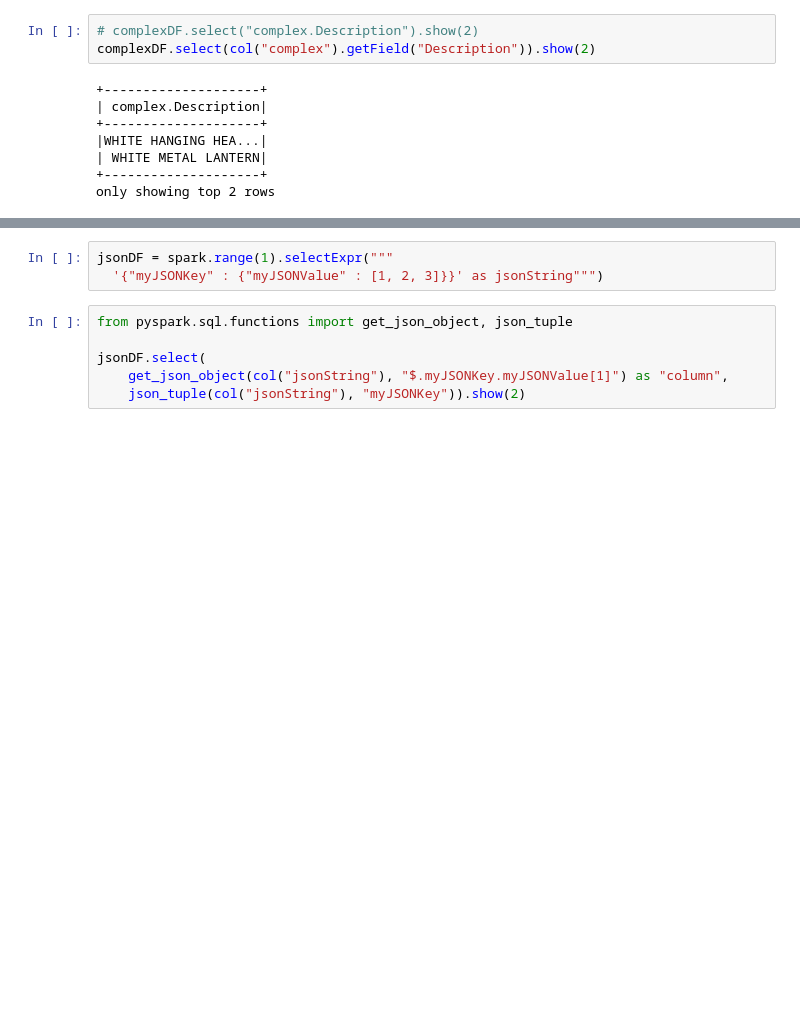
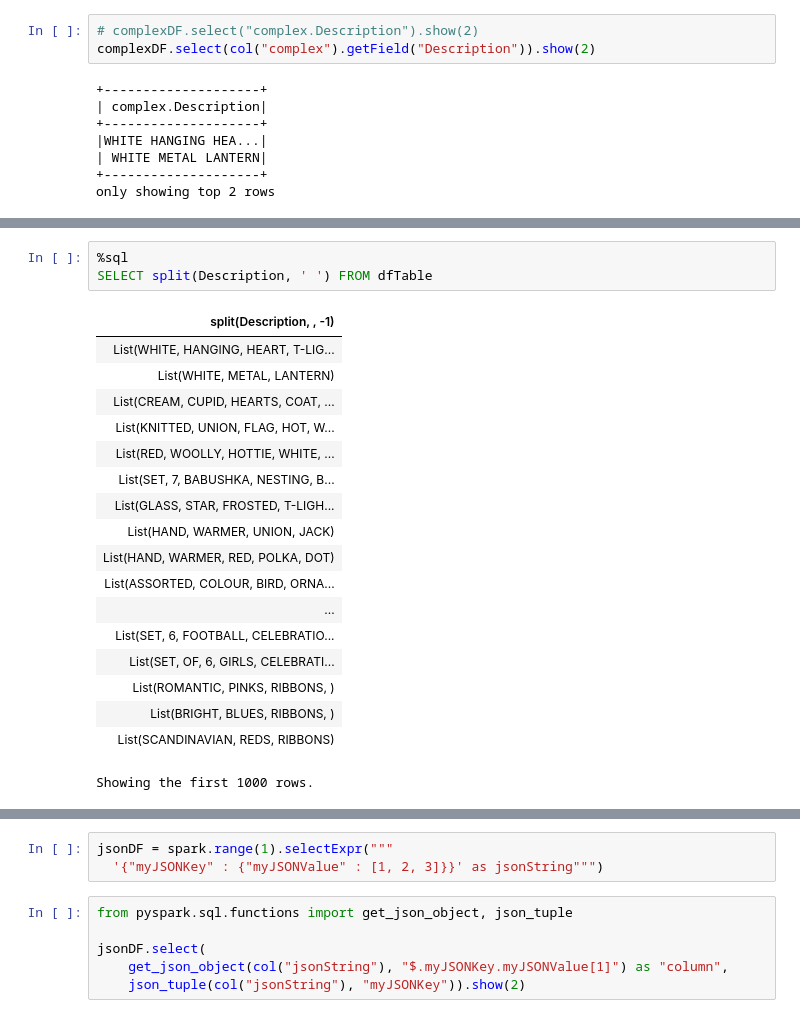
Before and after one commit to brianclements03/Databricks_Apache_Spark_Developer, a Jupyter notebook: Structured_APIs-Chapter_6_Working_with_Different_Types_of_Data.ipynb, the cells around one changed output, grey strips where cells are left out. Cells and saved outputs as stored; diff of their text form; blank space fills up the shorter version.

```diff
--- a/Structured_APIs-Chapter_6_Working_with_Different_Types_of_Data.ipynb
+++ b/Structured_APIs-Chapter_6_Working_with_Different_Types_of_Data.ipynb
@@ -573,2 +581,24 @@ df.select(split(col("Description"), " ")).show(2)
+# %%
+%sql
+SELECT split(Description, ' ') FROM dfTable
+# %% [output]
+| split(Description, , -1) |
+| List(WHITE, HANGING, HEART, T-LIG... |
+| List(WHITE, METAL, LANTERN) |
+| List(CREAM, CUPID, HEARTS, COAT, ... |
+| List(KNITTED, UNION, FLAG, HOT, W... |
+| List(RED, WOOLLY, HOTTIE, WHITE, ... |
+| List(SET, 7, BABUSHKA, NESTING, B... |
+| List(GLASS, STAR, FROSTED, T-LIGH... |
+| List(HAND, WARMER, UNION, JACK) |
+| List(HAND, WARMER, RED, POLKA, DOT) |
+| List(ASSORTED, COLOUR, BIRD, ORNA... |
+| ... |
+| List(SET, 6, FOOTBALL, CELEBRATIO... |
+| List(SET, OF, 6, GIRLS, CELEBRATI... |
+| List(ROMANTIC, PINKS, RIBBONS, ) |
+| List(BRIGHT, BLUES, RIBBONS, ) |
+| List(SCANDINAVIAN, REDS, RIBBONS) |
+Showing the first 1000 rows.
 # %%
 df.select(split(col("Description"), " ").alias("array_col"))\
```
Also changed, not shown: parts of 19 cells of this notebook.
